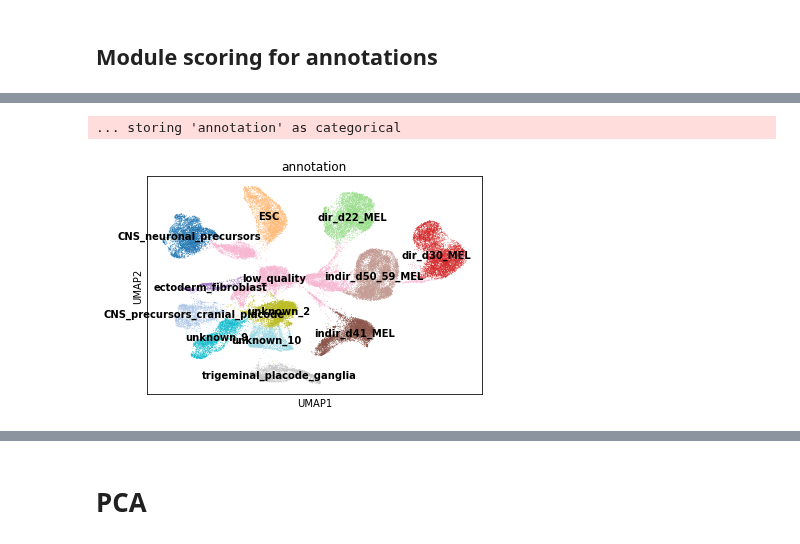
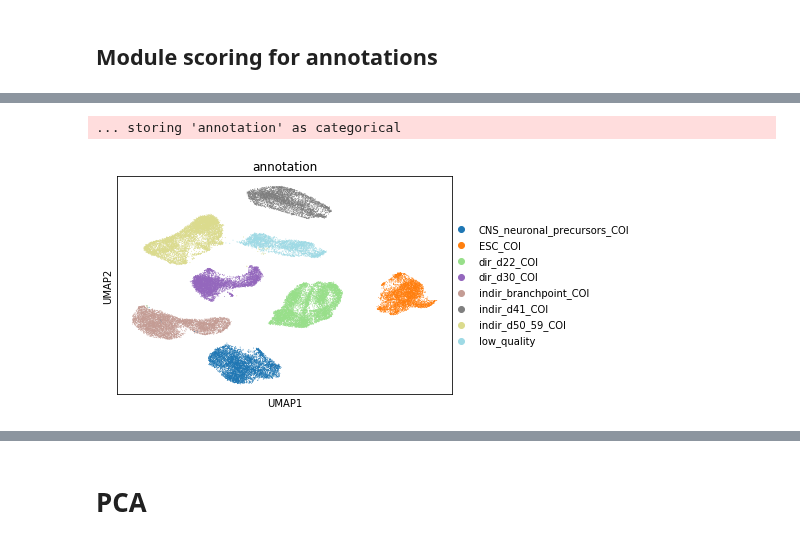
Before and after one commit to czbiohub/darmanis_group_DL_notebook, a Jupyter notebook: DL20190228_dish_mel_preprocess.ipynb, the cells around one changed output, grey strips where cells are left out. Saved outputs shown, nothing was run; the diff lists cells and outputs as text; code cells hidden in the pictures.

Commit message:
continued annotations and added coi subset, requires refactor and memory optimization

```diff
--- a/DL20190228_dish_mel_preprocess.ipynb
+++ b/DL20190228_dish_mel_preprocess.ipynb
@@ -17,10 +17,10 @@ warnings.filterwarnings('ignore')
 %matplotlib inline
 
 # import data from s3
-# for file in ['adata_all']:
+for file in ['adata_all','COI_names','adata_coi']:
 #     ! aws s3 cp s3://{s3dir}/{file}.p {wkdir}/
-#     var = pickle.load((open(f'{wkdir}/{file}.p', 'rb')))
-#     exec(f'{file} = var')
-#     del var
+    var = pickle.load((open(f'{wkdir}/{file}.p', 'rb')))
+    exec(f'{file} = var')
+    del var
 # %% [output]
 scanpy version: 1.3.3
@@ -85,7 +86,7 @@ def disp_analysis(adata, min_mean=None, max_mean=None, min_disp=None):
 ## Ingest data
 # %%
 # all cells
-run_me = True
+run_me = False
 
 if run_me == True:
 
@@ -156,8 +157,8 @@ if run_me == True:
     pca_adata(input_adata, num_pcs=30)
     umap_adata(input_adata, res=0.75, scan = False)
 
-#     # pickle adatas
-#     for objname in ['adata_all']:
-#         pickle.dump(eval(objname), open( f"{wkdir}/{objname}.p", "wb" ) )
-#         syscmd = f'aws s3 cp {wkdir}/{objname}.p s3://{s3dir}/'
-#         subprocess.run(syscmd.split(' '))
+    # pickle adatas
+    for objname in ['adata_all']:
+        pickle.dump(eval(objname), open( f"{wkdir}/{objname}.p", "wb" ), protocol=4)
+        syscmd = f'aws s3 cp {wkdir}/{objname}.p s3://{s3dir}/'
+        subprocess.run(syscmd.split(' '))
@@ -274,33 +258,52 @@ AnnData object with n_obs × n_vars = 55050 × 26577
 # %%
-# manual annotations
+run_me = False
 
-## create dictionary
-cluster2anno = {'5':'ESC',
-                '14':'CNS_precursors_cranial_placode',
-                '12':'trigeminal_placode_ganglia',
-                '18':'ectoderm_fibroblast',
-                '15':'dir_d30_MEL',
-                '4':'dir_d30_MEL',
-                '1':'indir_d50_59_MEL',
-                '11':'indir_d50_59_MEL',
-                '0':'dir_d22_MEL',
-                '6':'indir_d41_MEL',
-                '16':'indir_d41_MEL',
-                '3':'CNS_neuronal_precursors',
-                '13':'low_quality',
-                '8':'low_quality',
-                '17':'low_quality',
-                '7':'low_quality',
-               }
+if run_me == True:
 
-### update dict with unknown cluster label
-for x in [x for x in set(adata_all.obs.louvain) if x not in [key for key,value in cluster2anno.items()]]:
-    cluster2anno[x] = f'unknown_{x}'
+    # manual annotations
 
-adata_all.obs['annotation'] = adata_all.obs['louvain'].map(cluster2anno)
+    ## create dictionary
+    cluster2anno = {'5':'ESC_COI',
+                    '14':'CNS_precursors\ncranial_placode',
+                    '12':'trigeminal_placode_ganglia',
+                    '18':'ectoderm_fibroblast',
+                    '15':'dir_d30_COI',
+                    '4':'dir_d30_COI',
+                    '1':'indir_d50_59_COI',
+                    '11':'indir_d50_59_COI',
+                    '0':'dir_d22_COI',
+                    '6':'indir_d41_COI',
+                    '16':'indir_d41_COI',
+                    '3':'CNS_neuronal_precursors_COI',
+                    '13':'low_quality',
+                    '8':'low_quality',
+                    '17':'low_quality',
+                    '7':'low_quality',
+                    '2':'indir_branchpoint_COI',
+                    '10':'indir_branchpoint_COI',
+                    '9':'dir_branchpoint_COI',
+                   }
 
-sc.pl.umap(adata_all, color = ['annotation'], palette = 'tab20',
-          legend_loc = 'on data')
+    ### update dict with unknown cluster label
+    for x in [x for x in set(adata_all.obs.louvain) if x not in [key for key,value in cluster2anno.items()]]:
+        cluster2anno[x] = f'unknown_{x}'
+
+    adata_all.obs['annotation'] = adata_all.obs['louvain'].map(cluster2anno)
+    sc.pl.umap(adata_all, color = ['annotation'], palette = 'tab20')
+
+    ## add COI bool label
+    adata_all.obs['COI'] = [x.endswith('_COI') for x in adata_all.obs['annotation']]
+    adata_all.obs['COI'] = adata_all.obs['COI'].astype(str)
+    sc.pl.umap(adata_all, color = ['COI'], palette = 'tab20')
+
+    ## save and push
+    adata_coi = adata_all[adata_all.obs.COI == 'True']
+    COI_names = adata_coi.obs_names.values.tolist()
+    # pickle adatas
+    for objname in ['COI_names']:
+        pickle.dump(eval(objname), open( f"{wkdir}/{objname}.p", "wb" ), protocol=4 )
+        syscmd = f'aws s3 cp {wkdir}/{objname}.p s3://{s3dir}/'
+        subprocess.run(syscmd.split(' '))
 # %% [output]
 ... storing 'annotation' as categorical
-[figure, old version]
+[figure, new version]
```
Also changed, not shown: parts of 14 cells of this notebook.
